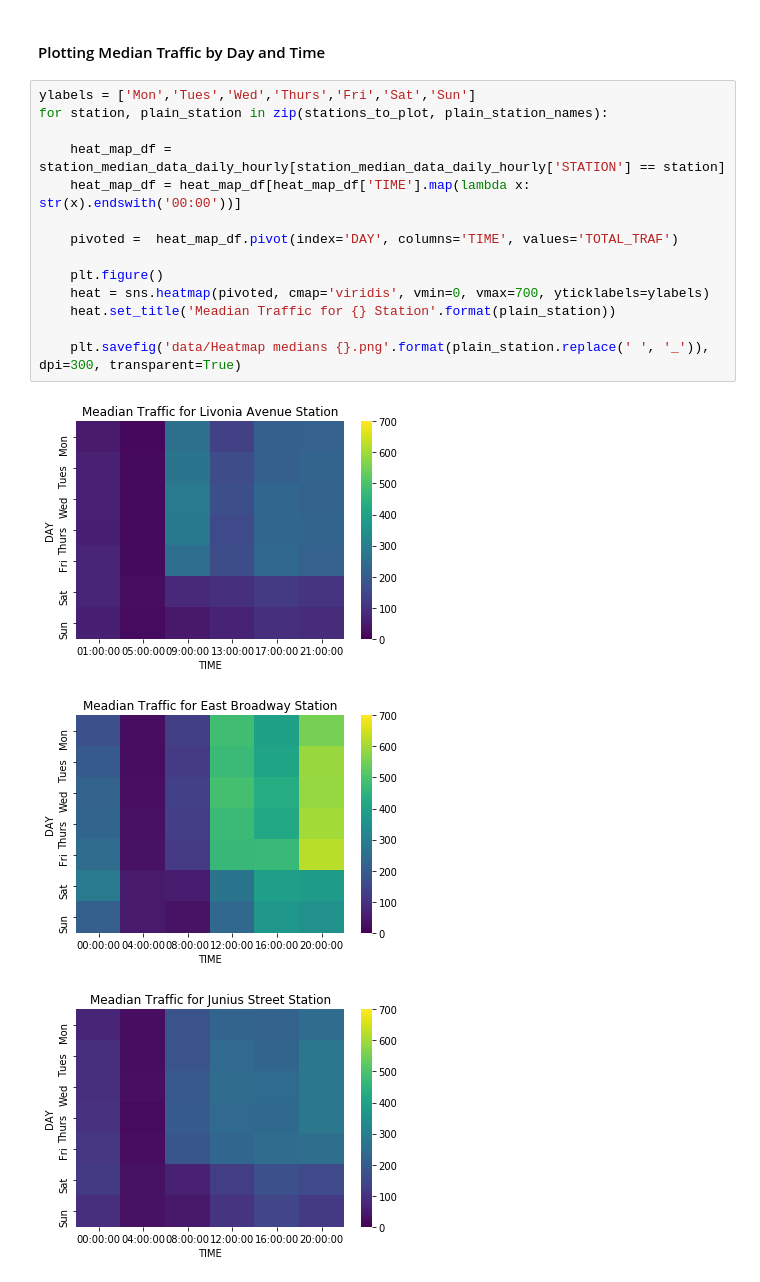
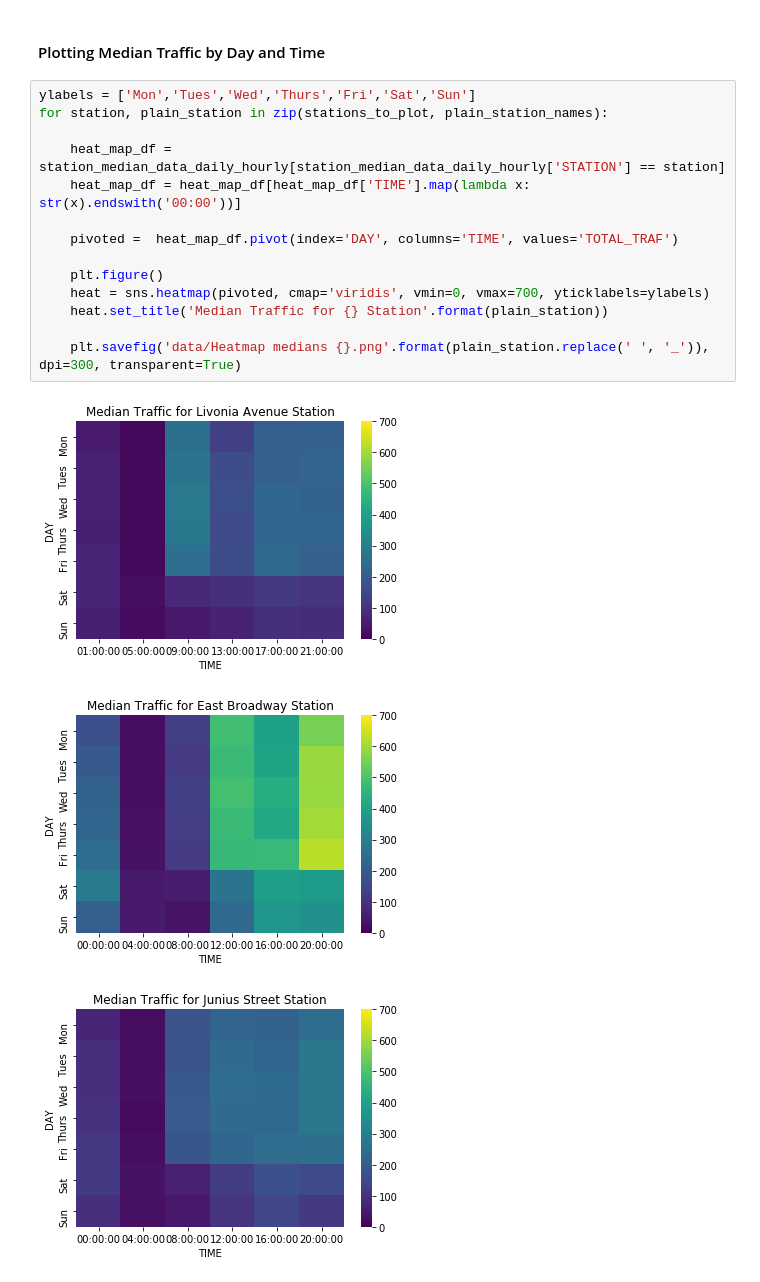
Before and after one commit to brendanlafferty/MTA-EDA, a Jupyter notebook: Bar_heat_maps.ipynb, the cells around one changed output. Drawn from its saved outputs; the diff is of its cells as text.

Commit message:
spelling "median"

```diff
--- a/Bar_heat_maps.ipynb
+++ b/Bar_heat_maps.ipynb
@@ -73,18 +73,18 @@ for station, plain_station in zip(stations_to_plot, plain_station_names):
 # %%
 ylabels = ['Mon','Tues','Wed','Thurs','Fri','Sat','Sun']
 for station, plain_station in zip(stations_to_plot, plain_station_names):
 
     heat_map_df = station_median_data_daily_hourly[station_median_data_daily_hourly['STATION'] == station]
     heat_map_df = heat_map_df[heat_map_df['TIME'].map(lambda x: str(x).endswith('00:00'))]
 
     pivoted =  heat_map_df.pivot(index='DAY', columns='TIME', values='TOTAL_TRAF')
 
     plt.figure()
     heat = sns.heatmap(pivoted, cmap='viridis', vmin=0, vmax=700, yticklabels=ylabels)
-    heat.set_title('Meadian Traffic for {} Station'.format(plain_station))
+    heat.set_title('Median Traffic for {} Station'.format(plain_station))
 
     plt.savefig('data/Heatmap medians {}.png'.format(plain_station.replace(' ', '_')), dpi=300, transparent=True)
 # %% [output]
-[figure, old version]
+[figure, new version]
-[figure, old version]
+[figure, new version]
-[figure, old version]
+[figure, new version]
```
Also changed, not shown: parts of 1 cell of this notebook.
